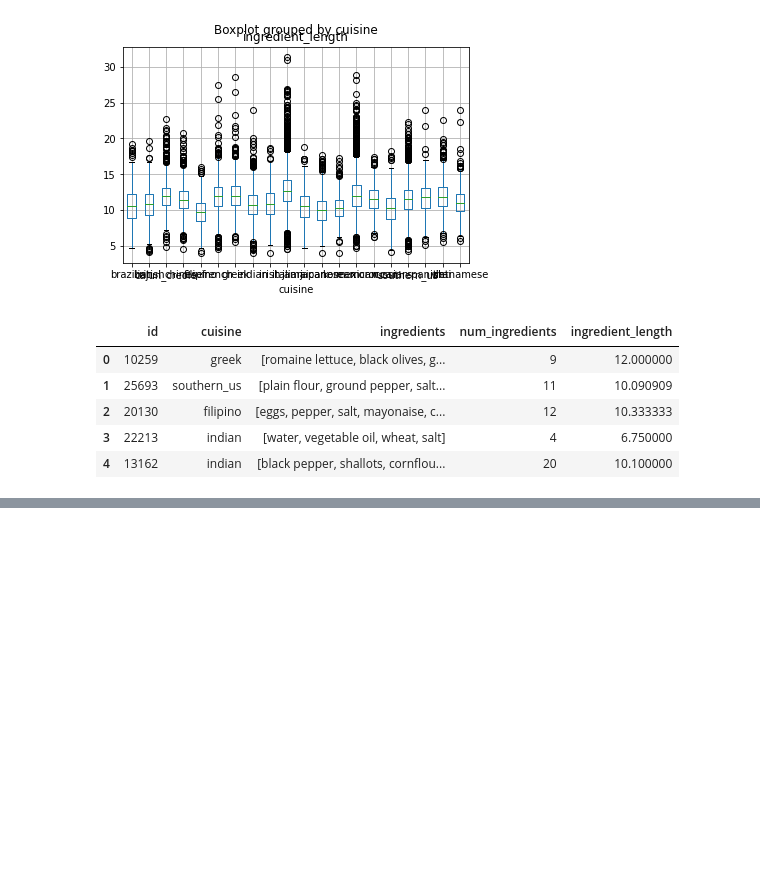
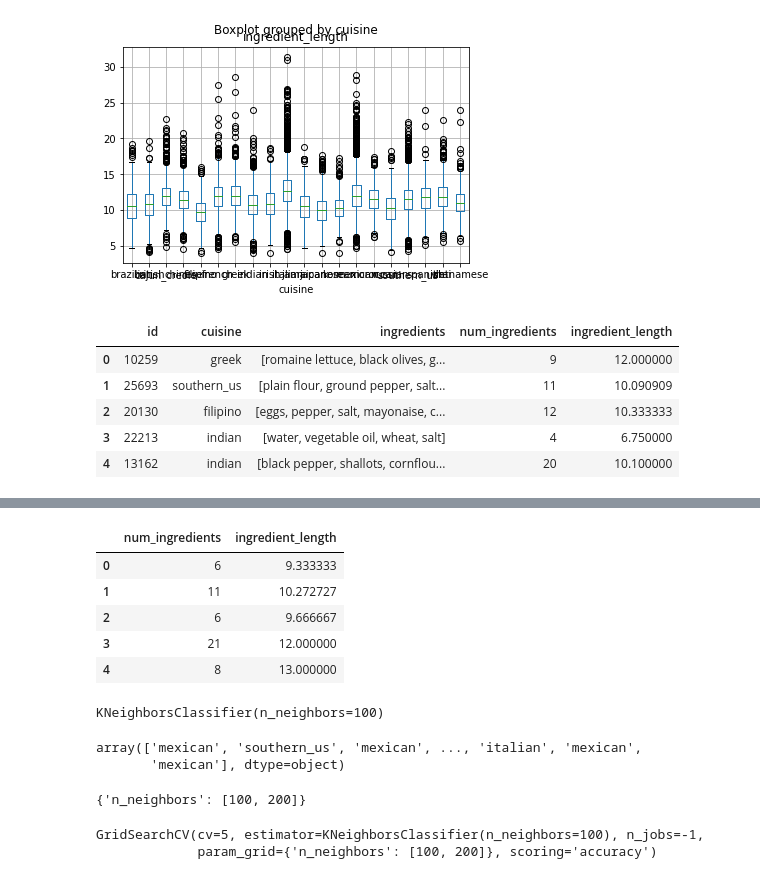
Before and after one commit to dehsheikh/Data_Science, a Jupyter notebook: NLP/05.ipynb, the cells around one changed output, grey strips where cells are left out. Saved outputs shown, nothing was run; the diff lists cells and outputs as text; code cells hidden in the pictures; blank space fills up the shorter version.

```diff
--- a/NLP/05.ipynb
+++ b/NLP/05.ipynb
@@ -183,3 +183,7 @@ train.head()
 | 2 | 20130 | filipino | [eggs, pepper, salt, mayonaise, c... | 12 | 10.333333 |
 | 3 | 22213 | indian | [water, vegetable oil, wheat, salt] | 4 | 6.750000 |
 | 4 | 13162 | indian | [black pepper, shallots, cornflou... | 20 | 10.100000 |
+# %%
+feature_cols = ["num_ingredients", "ingredient_length"]
+X = train[feature_cols]
+y = train["cuisine"]
@@ -185,0 +304,20 @@ train.head()
+# %%
+X_new = new[feature_cols]
+X_new.head()
+# %% [output]
+|  | num_ingredients | ingredient_length |
+| 0 | 6 | 9.333333 |
+| 1 | 11 | 10.272727 |
+| 2 | 6 | 9.666667 |
+| 3 | 21 | 12.000000 |
+| 4 | 8 | 13.000000 |
+# %%
+knn.fit(X, y)
+# %% [output]
+KNeighborsClassifier(n_neighbors=100)
+# %%
+new_pred_class_knn = knn.predict(X_new)
+new_pred_class_knn
+# %% [output]
+array(['mexican', 'southern_us', 'mexican', ..., 'italian', 'mexican',
+       'mexican'], dtype=object)
@@ -185,0 +329,13 @@ train.head()
+# %%
+from sklearn.model_selection import GridSearchCV
+param_grid = {}
+param_grid["n_neighbors"] = [100, 200]
+param_grid
+# %% [output]
+{'n_neighbors': [100, 200]}
+# %%
+grid = GridSearchCV(knn, param_grid, cv = 5, scoring = "accuracy", n_jobs = -1)
+grid.fit(X, y)
+# %% [output]
+GridSearchCV(cv=5, estimator=KNeighborsClassifier(n_neighbors=100), n_jobs=-1,
+             param_grid={'n_neighbors': [100, 200]}, scoring='accuracy')
```
Also changed, not shown: parts of 33 cells of this notebook.
